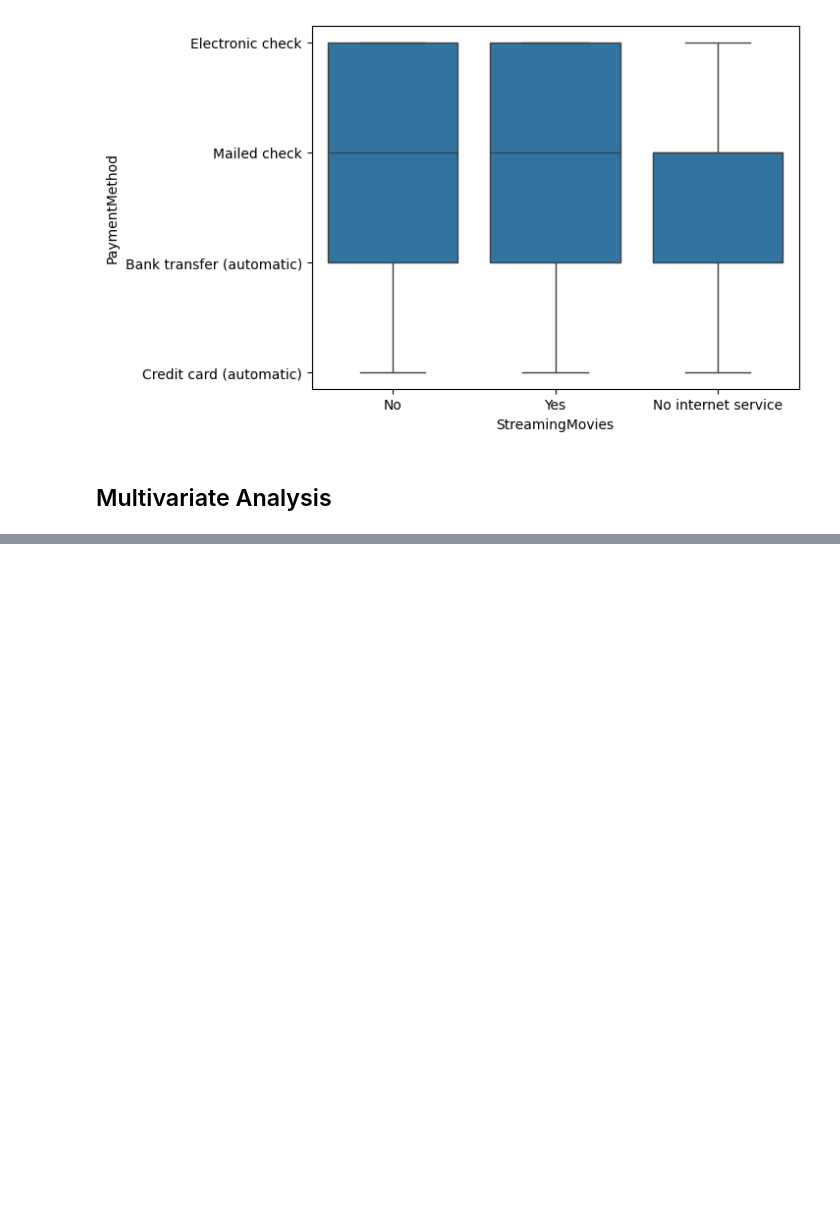
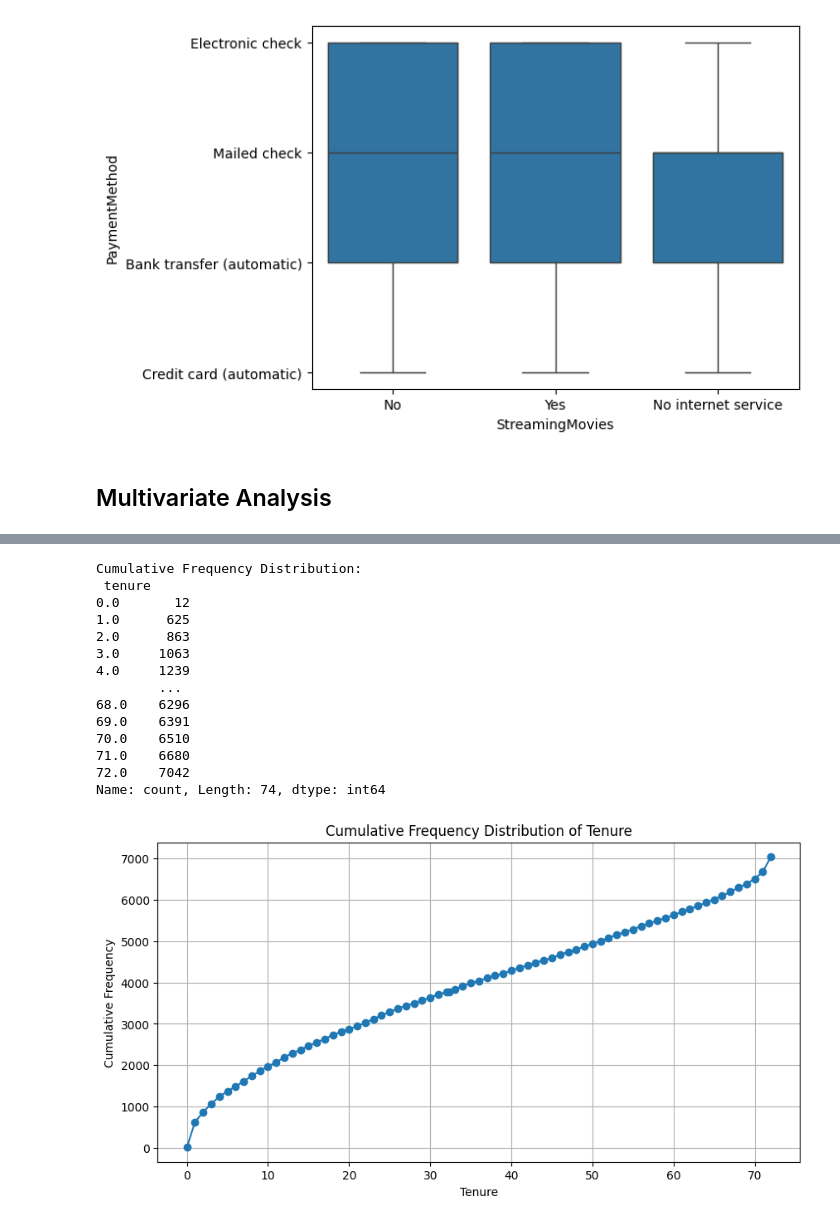
Before and after one commit to ajithk1503/EDA-DA, a Jupyter notebook: EDA_da.ipynb, the cells around one changed output, grey strips where cells are left out. Drawn from its saved outputs; the diff is of its cells as text; code cells hidden in the pictures; blank space fills up the shorter version.

```diff
--- a/EDA_da.ipynb
+++ b/EDA_da.ipynb
@@ -305,0 +636,29 @@ plt.show()
+# %%
+# Cumulative Frequency Distribution
+cumulative_frequency = frequency_distribution.cumsum()
+print("Cumulative Frequency Distribution:\n", cumulative_frequency)
+
+# Plotting Cumulative Frequency Distribution
+plt.figure(figsize=(10, 5))
+plt.plot(cumulative_frequency.index, cumulative_frequency.values, marker='o')
+plt.title('Cumulative Frequency Distribution of Tenure')
+plt.xlabel('Tenure')
+plt.ylabel('Cumulative Frequency')
+plt.grid()
+plt.show()
+# %% [output]
+Cumulative Frequency Distribution:
+ tenure
+0.0       12
+1.0      625
+2.0      863
+3.0     1063
+4.0     1239
+        ...
+68.0    6296
+69.0    6391
+70.0    6510
+71.0    6680
+72.0    7042
+Name: count, Length: 74, dtype: int64
+[figure, added]
```
Also changed, not shown: parts of 42 cells of this notebook.
